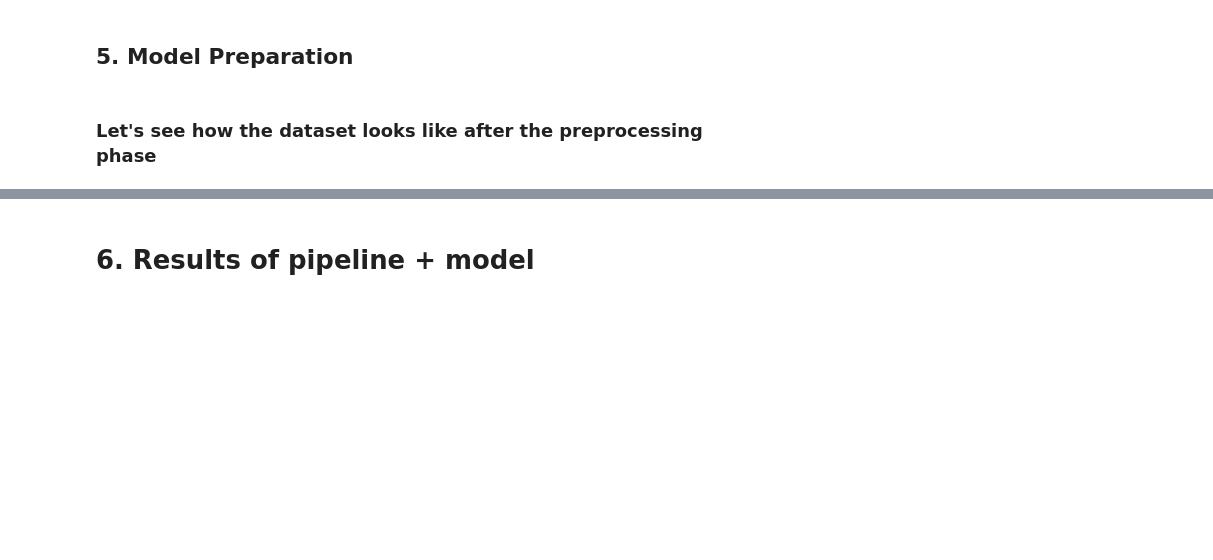
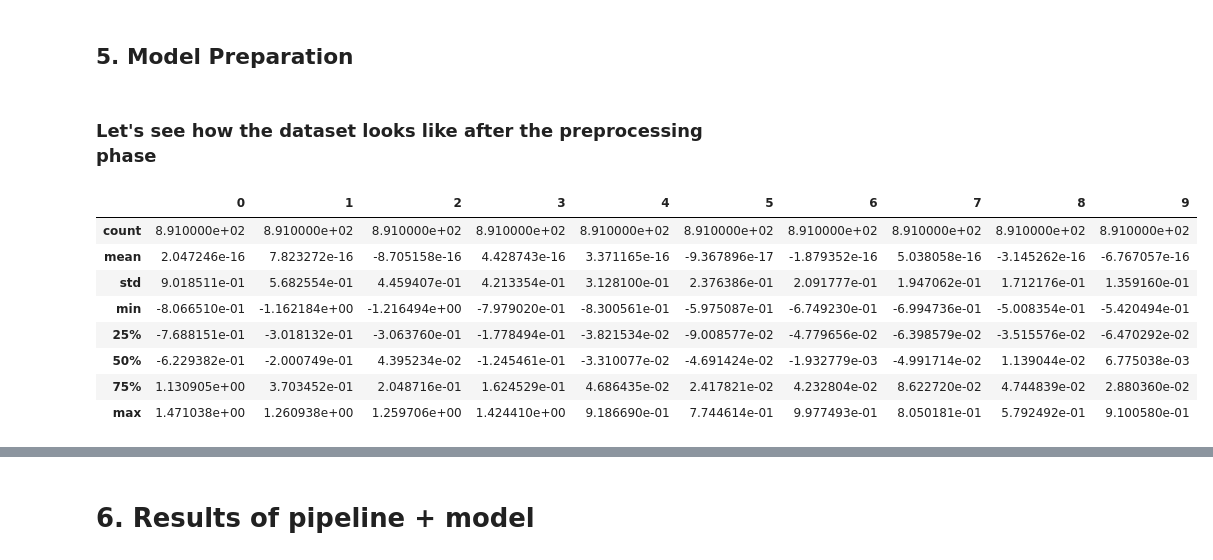
Before and after one commit to max-lutz/Kaggle_competitions, a Jupyter notebook: titanic-full-eda-ml-workflow.ipynb, the cells around one changed output, grey strips where cells are left out. Saved outputs shown, nothing was run; the diff lists cells and outputs as text; code cells hidden in the pictures; blank space fills up the shorter version.

```diff
--- a/titanic-full-eda-ml-workflow.ipynb
+++ b/titanic-full-eda-ml-workflow.ipynb
@@ -481,7 +700,7 @@ dataset_test.info()
 # %%
 #Preprocessing pipeline
-drop_cols = ['PassengerId', 'Name', 'SibSp', 'Parch', 'Ticket', 'Fare', 'Embarked', 'Nb_identical_tickets', 'Cabin']
-num_cols = ['Pclass', 'Age', 'Family_size', 'Child', 'Mother', 'Fare_per_person', 'Deck_BDE', 'Deck_CF', 'Deck_AG', 'Ident_tickets_234']
+drop_cols = ['PassengerId', 'Name', 'SibSp', 'Parch', 'Ticket', 'Fare', 'Embarked', 'Nb_identical_tickets', 'Cabin', 'Ident_tickets_234']
+num_cols = ['Pclass', 'Age', 'Family_size', 'Child', 'Mother', 'Fare_per_person', 'Deck_BDE', 'Deck_CF', 'Deck_AG']
 preprocessing = make_column_transformer(
     (OneHotEncoder(handle_unknown='ignore', sparse=False) , ['Title']),
     (OneHotEncoder(handle_unknown='ignore', sparse=False) , ['Sex']),
@@ -503,10 +722,21 @@ folds = KFold(n_splits=10, shuffle=True, random_state=0)
 # %%
 pipeline = Pipeline([
     ('preprocessing' , preprocessing),
-    ('scaler' ,        MinMaxScaler())
+    ('scaler' ,        MinMaxScaler()),
+    ('pca'    ,        PCA(n_components=10))
 ])
 pipeline.fit(X)
 pd.DataFrame(pipeline.transform(X)).describe()
+# %% [output]
+|  | 0 | 1 | 2 | 3 | 4 | 5 | 6 | 7 | 8 | 9 |
+| count | 8.910000e+02 | 8.910000e+02 | 8.910000e+02 | 8.910000e+02 | 8.910000e+02 | 8.910000e+02 | 8.910000e+02 | 8.910000e+02 | 8.910000e+02 | 8.910000e+02 |
+| mean | 2.047246e-16 | 7.823272e-16 | -8.705158e-16 | 4.428743e-16 | 3.371165e-16 | -9.367896e-17 | -1.879352e-16 | 5.038058e-16 | -3.145262e-16 | -6.767057e-16 |
+| std | 9.018511e-01 | 5.682554e-01 | 4.459407e-01 | 4.213354e-01 | 3.128100e-01 | 2.376386e-01 | 2.091777e-01 | 1.947062e-01 | 1.712176e-01 | 1.359160e-01 |
+| min | -8.066510e-01 | -1.162184e+00 | -1.216494e+00 | -7.979020e-01 | -8.300561e-01 | -5.975087e-01 | -6.749230e-01 | -6.994736e-01 | -5.008354e-01 | -5.420494e-01 |
+| 25% | -7.688151e-01 | -3.018132e-01 | -3.063760e-01 | -1.778494e-01 | -3.821534e-02 | -9.008577e-02 | -4.779656e-02 | -6.398579e-02 | -3.515576e-02 | -6.470292e-02 |
+| 50% | -6.229382e-01 | -2.000749e-01 | 4.395234e-02 | -1.245461e-01 | -3.310077e-02 | -4.691424e-02 | -1.932779e-03 | -4.991714e-02 | 1.139044e-02 | 6.775038e-03 |
+| 75% | 1.130905e+00 | 3.703452e-01 | 2.048716e-01 | 1.624529e-01 | 4.686435e-02 | 2.417821e-02 | 4.232804e-02 | 8.622720e-02 | 4.744839e-02 | 2.880360e-02 |
+| max | 1.471038e+00 | 1.260938e+00 | 1.259706e+00 | 1.424410e+00 | 9.186690e-01 | 7.744614e-01 | 9.977493e-01 | 8.050181e-01 | 5.792492e-01 | 9.100580e-01 |
 # %%
 X_pred_preprocessed = pd.DataFrame(pipeline.transform(X_pred))
 X_pred_preprocessed.describe()
```
Also changed, not shown: parts of 41 cells of this notebook.
